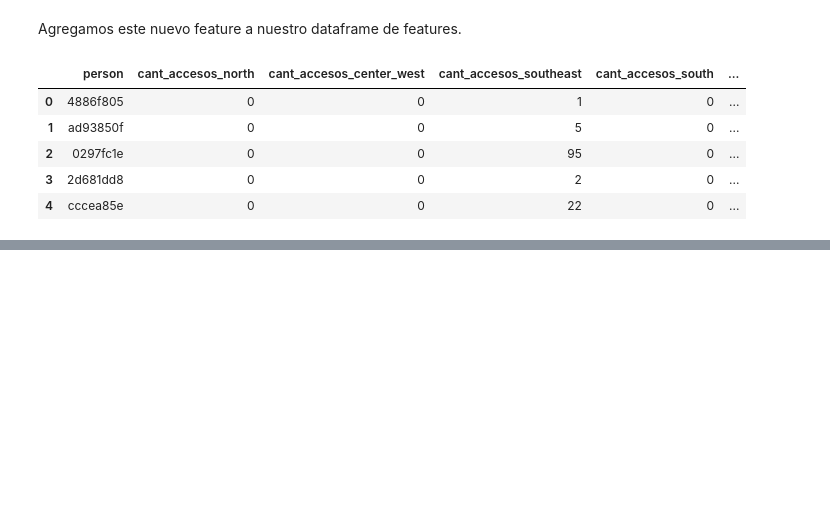
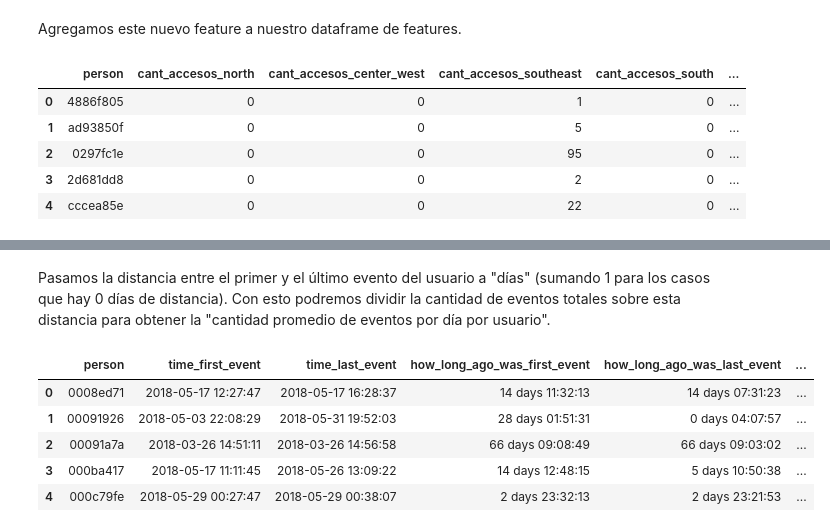
Before and after one commit to gabyrobles93/7506-TP2-MachineLearning, a Jupyter notebook: notebooks/ariel_feature_eng.ipynb, the cells around one changed output, grey strips where cells are left out. Saved outputs shown, nothing was run; the diff lists cells and outputs as text; code cells hidden in the pictures; blank space fills up the shorter version.

```diff
--- a/notebooks/ariel_feature_eng.ipynb
+++ b/notebooks/ariel_feature_eng.ipynb
@@ -174,0 +226,13 @@ user_features.to_csv('features_ariel.csv')
+# %% [markdown]
+Pasamos la distancia entre el primer y el último evento del usuario a "días" (sumando 1 para los casos que hay 0 días de distancia). Con esto podremos dividir la cantidad de eventos totales sobre esta distancia para obtener la "cantidad promedio de eventos por día por usuario".
+# %%
+personas_times_y_eventos_totales['first_and_last_event_distance_in_days'] = personas_times_y_eventos_totales.first_and_last_event_distance.dt.days + 1
+personas_times_y_eventos_totales['mean_events_per_day'] = personas_times_y_eventos_totales.cant_total_eventos / personas_times_y_eventos_totales.first_and_last_event_distance_in_days
+personas_times_y_eventos_totales.head()
+# %% [output]
+|  | person | time_first_event | time_last_event | how_long_ago_was_first_event | how_long_ago_was_last_event | ... |
+| 0 | 0008ed71 | 2018-05-17 12:27:47 | 2018-05-17 16:28:37 | 14 days 11:32:13 | 14 days 07:31:23 | ... |
+| 1 | 00091926 | 2018-05-03 22:08:29 | 2018-05-31 19:52:03 | 28 days 01:51:31 | 0 days 04:07:57 | ... |
+| 2 | 00091a7a | 2018-03-26 14:51:11 | 2018-03-26 14:56:58 | 66 days 09:08:49 | 66 days 09:03:02 | ... |
+| 3 | 000ba417 | 2018-05-17 11:11:45 | 2018-05-26 13:09:22 | 14 days 12:48:15 | 5 days 10:50:38 | ... |
+| 4 | 000c79fe | 2018-05-29 00:27:47 | 2018-05-29 00:38:07 | 2 days 23:32:13 | 2 days 23:21:53 | ... |
```
Also changed, not shown: parts of 9 cells of this notebook.
